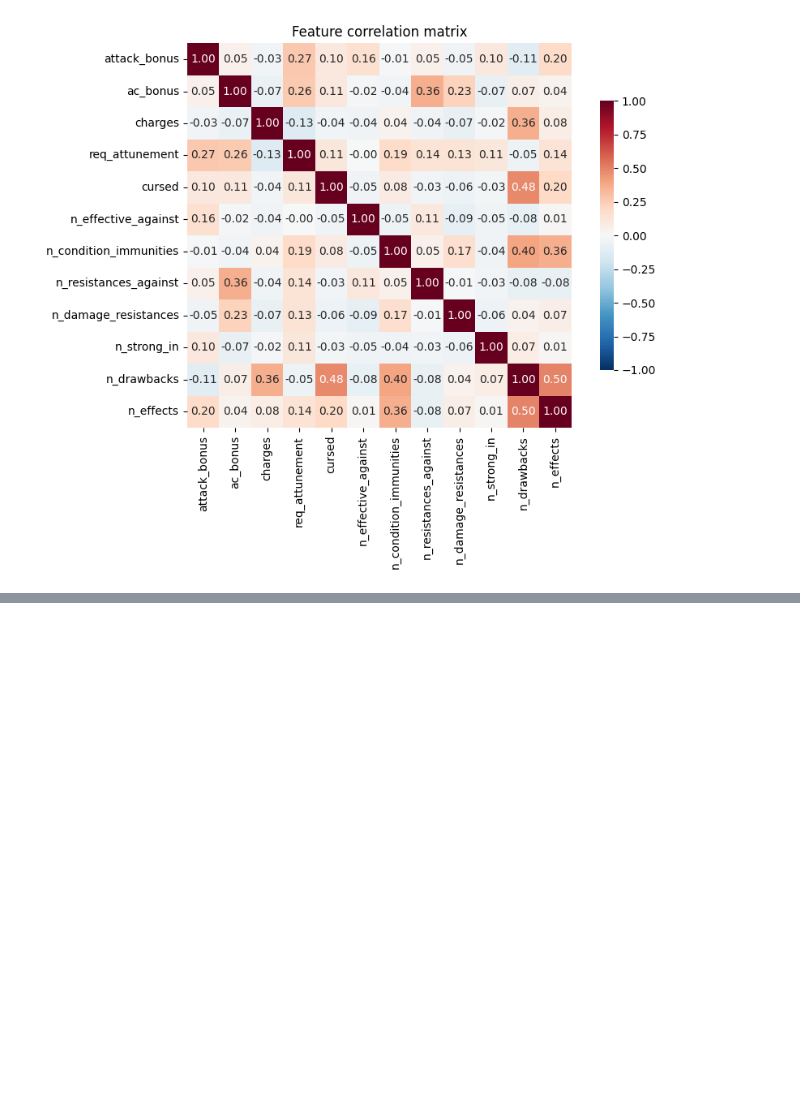
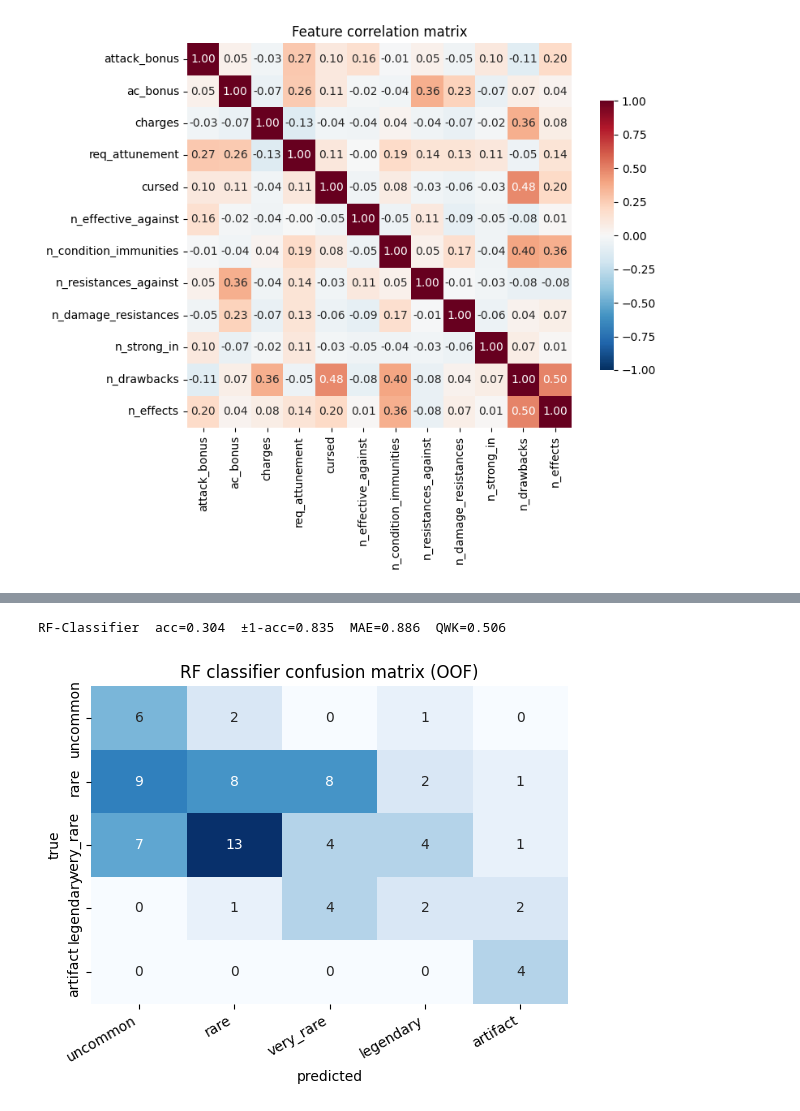
Before and after one commit to alfredmastan/take_home_assignment, a Jupyter notebook: reznar/analysis.ipynb, the cells around one changed output, grey strips where cells are left out. Drawn from its saved outputs; the diff is of its cells as text; code cells hidden in the pictures; blank space fills up the shorter version.

```diff
--- a/reznar/analysis.ipynb
+++ b/reznar/analysis.ipynb
@@ -167,0 +237,34 @@ Surviving features (12): ['attack_bonus', 'ac_bonus', 'charges', 'req_attunement
+# %%
+from sklearn.ensemble import RandomForestClassifier
+from sklearn.metrics import accuracy_score, cohen_kappa_score, confusion_matrix, mean_absolute_error
+from sklearn.model_selection import StratifiedKFold, cross_val_predict
+
+cv = StratifiedKFold(n_splits=10, shuffle=True, random_state=0)
+rf_clf = RandomForestClassifier(
+    n_estimators=500, max_depth=4, min_samples_leaf=5,
+    class_weight="balanced", random_state=0, n_jobs=-1,
+)
+y_pred_clf = cross_val_predict(rf_clf, X, y, cv=cv)
+
+# Ordinal-aware metrics applied to unordered predictions
+acc = accuracy_score(y, y_pred_clf)
+acc1 = float(np.mean(np.abs(y - y_pred_clf) <= 1))
+mae = mean_absolute_error(y, y_pred_clf)
+qwk = cohen_kappa_score(y, y_pred_clf, weights="quadratic")
+print(f"RF-Classifier  acc={acc:.3f}  ±1-acc={acc1:.3f}  MAE={mae:.3f}  QWK={qwk:.3f}")
+
+cm = confusion_matrix(y, y_pred_clf, labels=range(len(RARITY_ORDER)))
+plt.figure(figsize=(5.5, 4.5))
+sns.heatmap(
+    cm, annot=True, fmt="d", cmap="Blues",
+    xticklabels=RARITY_ORDER, yticklabels=RARITY_ORDER, cbar=False,
+)
+plt.xlabel("predicted")
+plt.ylabel("true")
+plt.title("RF classifier confusion matrix (OOF)")
+plt.xticks(rotation=30, ha="right")
+plt.tight_layout()
+plt.show()
+# %% [output]
+RF-Classifier  acc=0.304  ±1-acc=0.835  MAE=0.886  QWK=0.506
+[figure, added]
```
Also changed, not shown: parts of 7 cells of this notebook, 1 other file.
